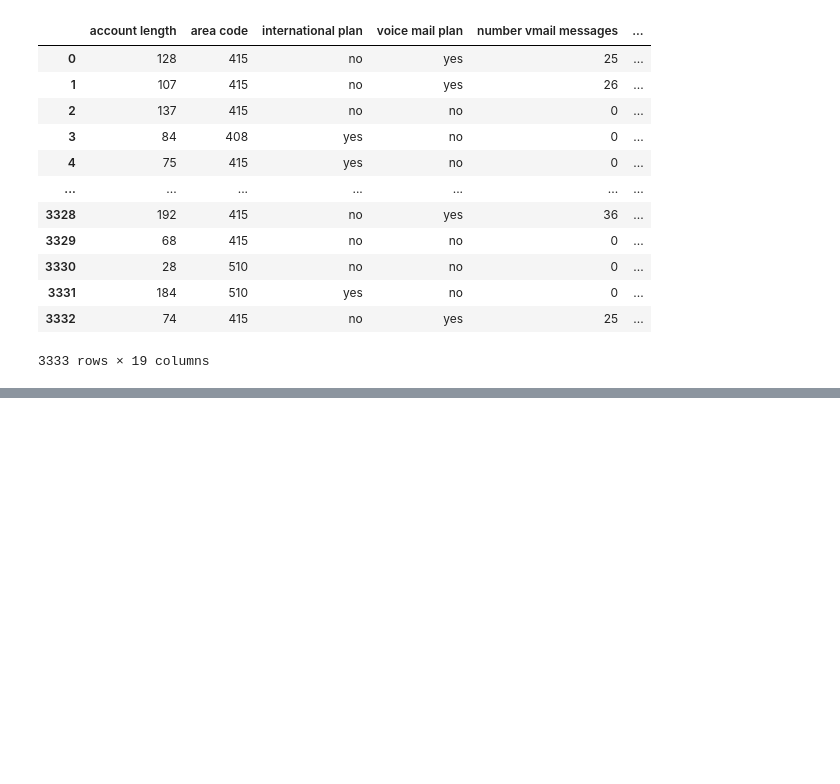
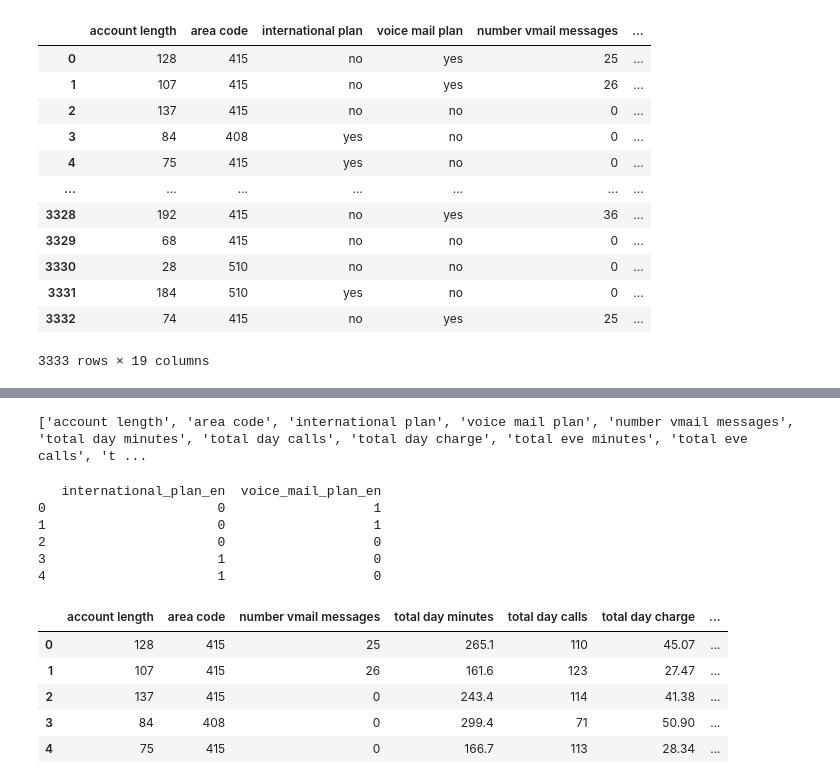
Before and after one commit to Muhadischol/Phase_Three_Project, a Jupyter notebook: Notebook/SyriaTel_Project.ipynb, the cells around one changed output, grey strips where cells are left out. Drawn from its saved outputs; the diff is of its cells as text; code cells hidden in the pictures; blank space fills up the shorter version.

```diff
--- a/Notebook/SyriaTel_Project.ipynb
+++ b/Notebook/SyriaTel_Project.ipynb
@@ -229,0 +275,31 @@ Pro_copy
+# %%
+print(Pro_copy.columns.tolist())
+# %% [output]
+['account length', 'area code', 'international plan', 'voice mail plan', 'number vmail messages', 'total day minutes', 'total day calls', 'total day charge', 'total eve minutes', 'total eve calls', 't ...
+# %%
+#standardize the encoded column names
+Pro_copy.rename(columns={
+    "international_plan_encoded": "international_plan_en",
+    "voice_mail_plan_encoded": "voice_mail_plan_en"
+}, inplace=True)
+
+# Dropping the original string columns
+Pro_copy.drop(["international plan", "voice mail plan"], axis=1, inplace=True)
+
+print(Pro_copy.filter(regex="international|voice").head())
+# %% [output]
+   international_plan_en  voice_mail_plan_en
+0                      0                   1
+1                      0                   1
+2                      0                   0
+3                      1                   0
+4                      1                   0
+# %%
+Pro_copy.head()
+# %% [output]
+|  | account length | area code | number vmail messages | total day minutes | total day calls | total day charge | ... |
+| 0 | 128 | 415 | 25 | 265.1 | 110 | 45.07 | ... |
+| 1 | 107 | 415 | 26 | 161.6 | 123 | 27.47 | ... |
+| 2 | 137 | 415 | 0 | 243.4 | 114 | 41.38 | ... |
+| 3 | 84 | 408 | 0 | 299.4 | 71 | 50.90 | ... |
+| 4 | 75 | 415 | 0 | 166.7 | 113 | 28.34 | ... |
```
Also changed, not shown: parts of 5 cells of this notebook.
